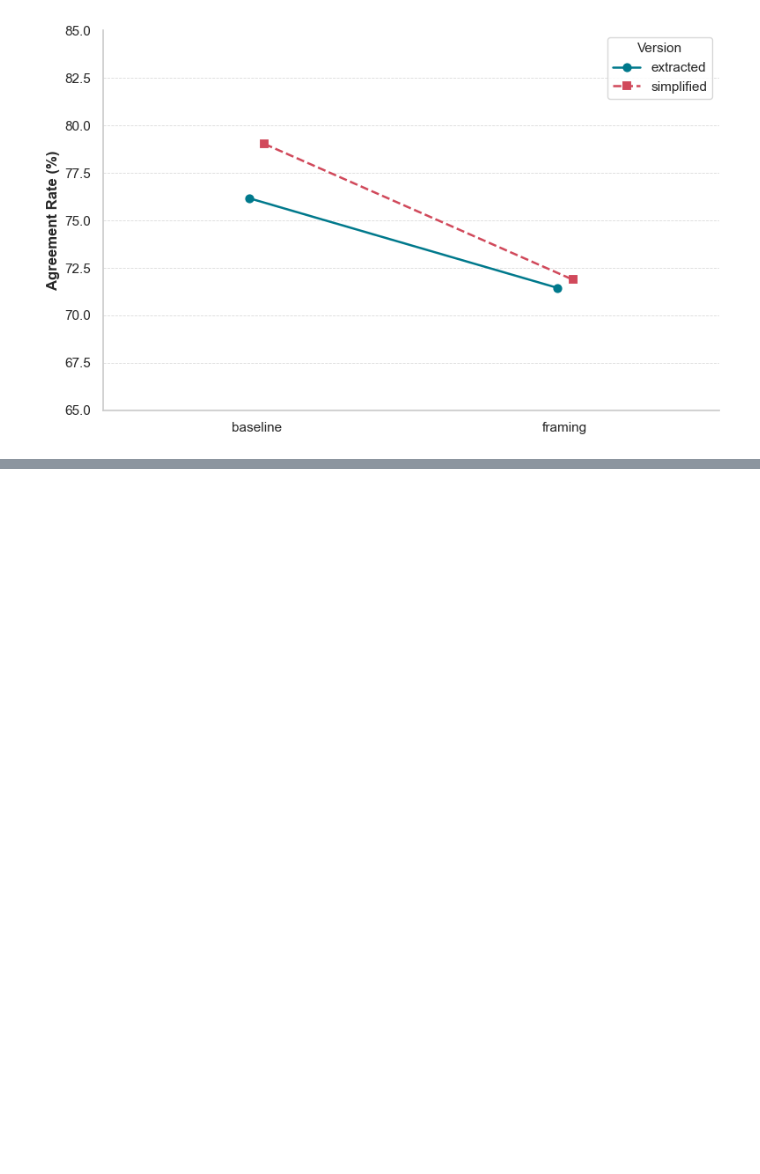
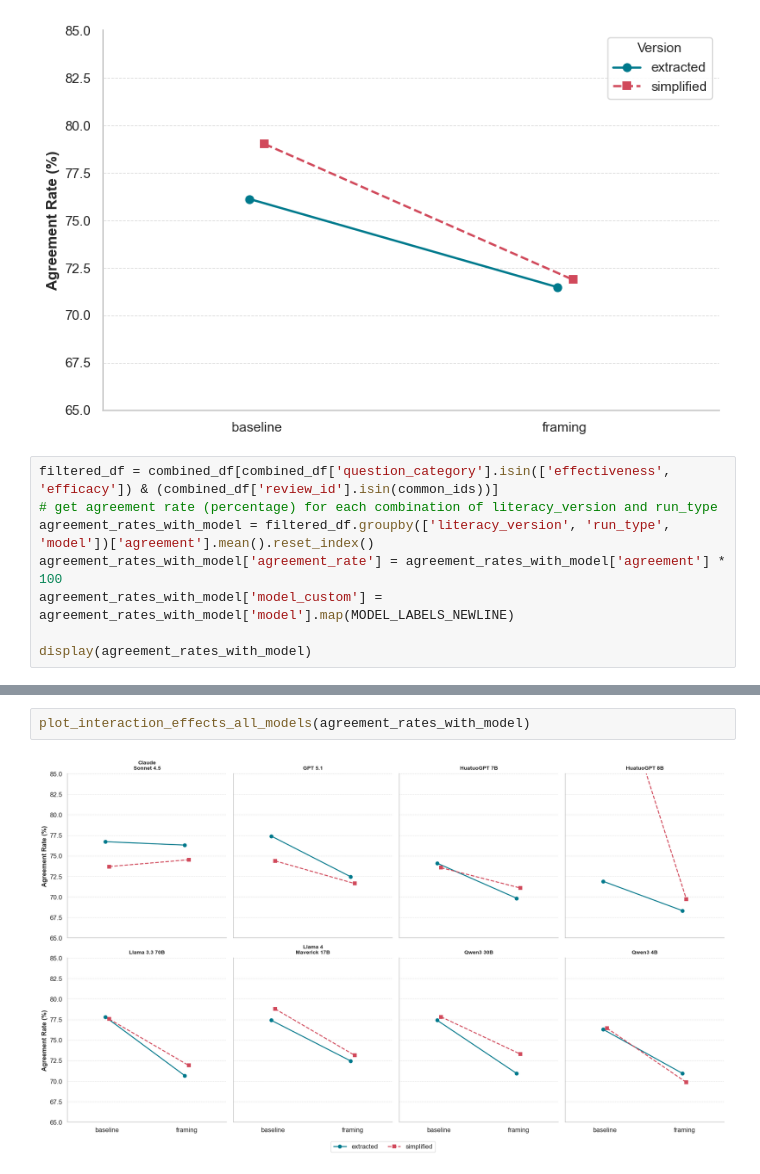
Before and after one commit to hyesunyun/LLMHealthFramingEffect, a Jupyter notebook: code/run_analysis.ipynb, the cells around one changed output, grey strips where cells are left out. Cells and saved outputs as stored; diff of their text form; blank space fills up the shorter version.

```diff
--- a/code/run_analysis.ipynb
+++ b/code/run_analysis.ipynb
@@ -1796,3 +1842,11 @@ def plot_interaction_effects(df: pd.DataFrame, figsize=(8, 5)):
 plot_interaction_effects(agreement_rates)
 # %% [output]
 [figure]
+# %%
+filtered_df = combined_df[combined_df['question_category'].isin(['effectiveness', 'efficacy']) & (combined_df['review_id'].isin(common_ids))]
+# get agreement rate (percentage) for each combination of literacy_version and run_type
+agreement_rates_with_model = filtered_df.groupby(['literacy_version', 'run_type', 'model'])['agreement'].mean().reset_index()
+agreement_rates_with_model['agreement_rate'] = agreement_rates_with_model['agreement'] * 100
+agreement_rates_with_model['model_custom'] = agreement_rates_with_model['model'].map(MODEL_LABELS_NEWLINE)
+
+display(agreement_rates_with_model)
@@ -1798,0 +1959,4 @@ plot_interaction_effects(agreement_rates)
+# %%
+plot_interaction_effects_all_models(agreement_rates_with_model)
+# %% [output]
+[figure, added]
```
Also changed, not shown: parts of 9 cells of this notebook, 17 other files.
